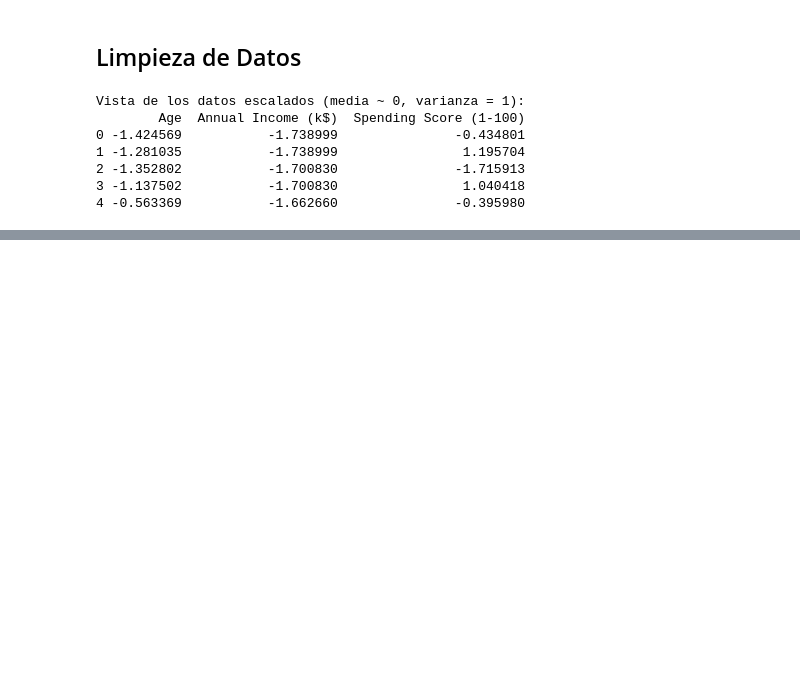
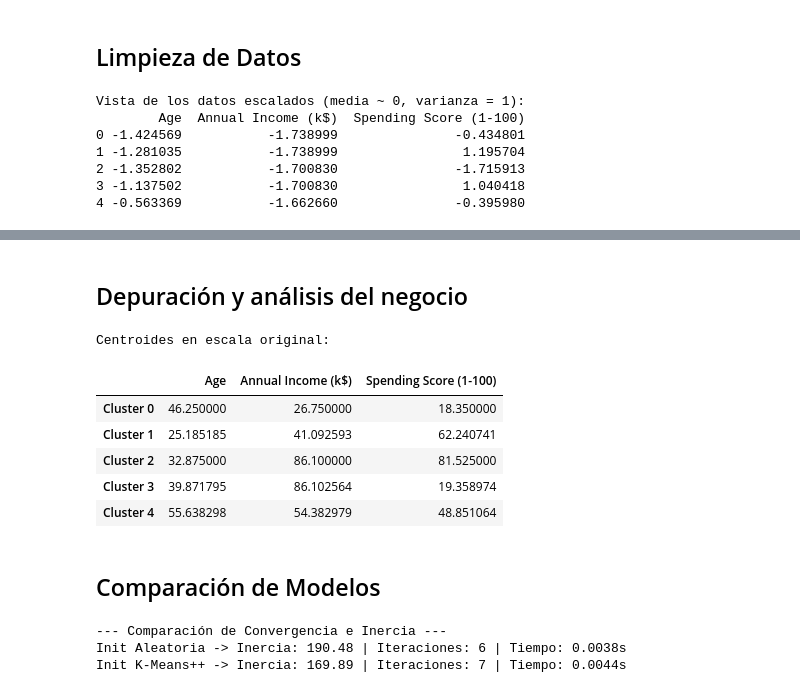
Before and after one commit to CarlosM2304/K-Means-Customer-Clustering, a Jupyter notebook: Implementacion.ipynb, the cells around one changed output, grey strips where cells are left out. Drawn from its saved outputs; the diff is of its cells as text; code cells hidden in the pictures; blank space fills up the shorter version.

```diff
--- a/Implementacion.ipynb
+++ b/Implementacion.ipynb
@@ -166,0 +286,57 @@ Vista de los datos escalados (media ~ 0, varianza = 1):
+# %% [markdown]
+## Depuración y análisis del negocio
+# %%
+import pandas as pd
+from sklearn.cluster import KMeans
+
+# 1. Entrenar el modelo definitivo con k=5
+kmeans_final = KMeans(n_clusters=5, init='k-means++', random_state=42, n_init=10)
+kmeans_final.fit(X_scaled)
+
+# 2. Extraer los centroides finales (aún están en la escala transformada)
+centroides_escalados = kmeans_final.cluster_centers_
+
+# 3. Revertir el escalado para interpretarlos en su escala original
+centroides_originales = scaler.inverse_transform(centroides_escalados)
+
+# 4. Crear un DataFrame para visualizar y perfilar los grupos
+# Ajusta los nombres de las columnas si usaste menos variables
+columnas = ['Age', 'Annual Income (k$)', 'Spending Score (1-100)']
+df_centroides = pd.DataFrame(centroides_originales, columns=columnas)
+df_centroides.index = [f'Cluster {i}' for i in range(5)]
+
+print("Centroides en escala original:")
+display(df_centroides)
+# %% [output]
+Centroides en escala original:
+|  | Age | Annual Income (k$) | Spending Score (1-100) |
+| Cluster 0 | 46.250000 | 26.750000 | 18.350000 |
+| Cluster 1 | 25.185185 | 41.092593 | 62.240741 |
+| Cluster 2 | 32.875000 | 86.100000 | 81.525000 |
+| Cluster 3 | 39.871795 | 86.102564 | 19.358974 |
+| Cluster 4 | 55.638298 | 54.382979 | 48.851064 |
+# %% [markdown]
+## Comparación de Modelos
+# %%
+import time
+from sklearn.cluster import KMeans
+
+# 1. Modelo con inicialización puramente aleatoria
+inicio_random = time.time()
+kmeans_random = KMeans(n_clusters=5, init='random', n_init=1, random_state=42)
+kmeans_random.fit(X_scaled)
+tiempo_random = time.time() - inicio_random
+
+# 2. Modelo con inicialización k-means++ (Librería)
+inicio_kpp = time.time()
+kmeans_kpp = KMeans(n_clusters=5, init='k-means++', n_init=1, random_state=42)
+kmeans_kpp.fit(X_scaled)
+tiempo_kpp = time.time() - inicio_kpp
+
+print("--- Comparación de Convergencia e Inercia ---")
+print(f"Init Aleatoria -> Inercia: {kmeans_random.inertia_:.2f} | Iteraciones: {kmeans_random.n_iter_} | Tiempo: {tiempo_random:.4f}s")
+print(f"Init K-Means++ -> Inercia: {kmeans_kpp.inertia_:.2f} | Iteraciones: {kmeans_kpp.n_iter_} | Tiempo: {tiempo_kpp:.4f}s")
+# %% [output]
+--- Comparación de Convergencia e Inercia ---
+Init Aleatoria -> Inercia: 190.48 | Iteraciones: 6 | Tiempo: 0.0038s
+Init K-Means++ -> Inercia: 169.89 | Iteraciones: 7 | Tiempo: 0.0044s
```
Also changed, not shown: parts of 8 cells of this notebook.
